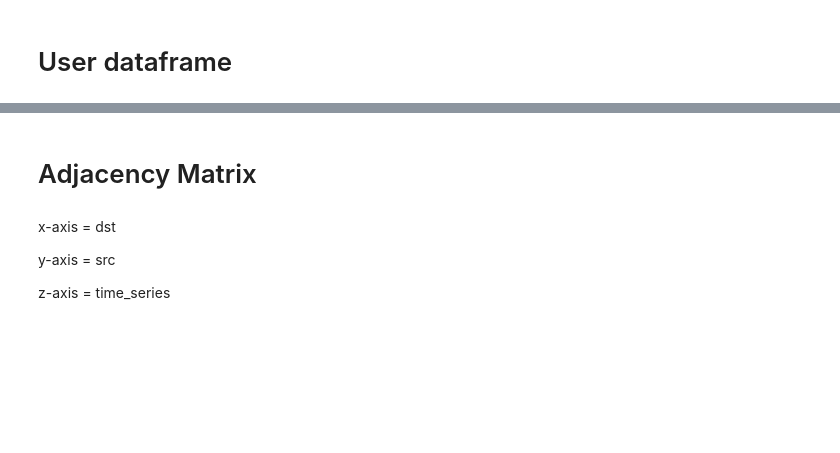
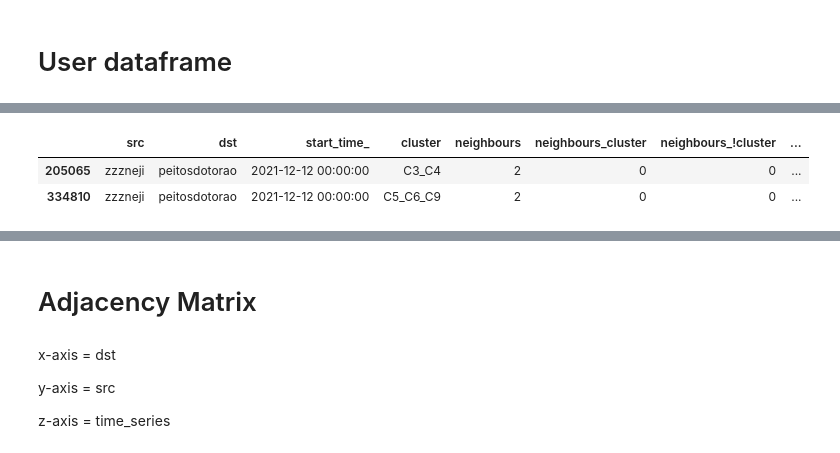
Before and after one commit to christianschwendner/coins_2122, a Jupyter notebook: Griffin_data/adjacency_matrix.ipynb, the cells around one changed output, grey strips where cells are left out. Cells and saved outputs as stored; diff of their text form; code cells hidden in the pictures; blank space fills up the shorter version.

```diff
--- a/Griffin_data/adjacency_matrix.ipynb
+++ b/Griffin_data/adjacency_matrix.ipynb
@@ -32,0 +75,3 @@ user_df
+# %%
+clean_df['cluster_src'][205065] = 'C3_C4'
+clean_df['cluster_src'][334810] = 'C3_C4'
@@ -32,0 +91,9 @@ user_df
+# %%
+user = 'zzzneji'
+rows = 205065
+
+clean_df[clean_df['src'] == user]
+# %% [output]
+|  | src | dst | start_time_ | cluster | neighbours | neighbours_cluster | neighbours_!cluster | ... |
+| 205065 | zzzneji | peitosdotorao | 2021-12-12 00:00:00 | C3_C4 | 2 | 0 | 0 | ... |
+| 334810 | zzzneji | peitosdotorao | 2021-12-12 00:00:00 | C5_C6_C9 | 2 | 0 | 0 | ... |
```
Also changed, not shown: parts of 34 cells of this notebook, 5 other files.
